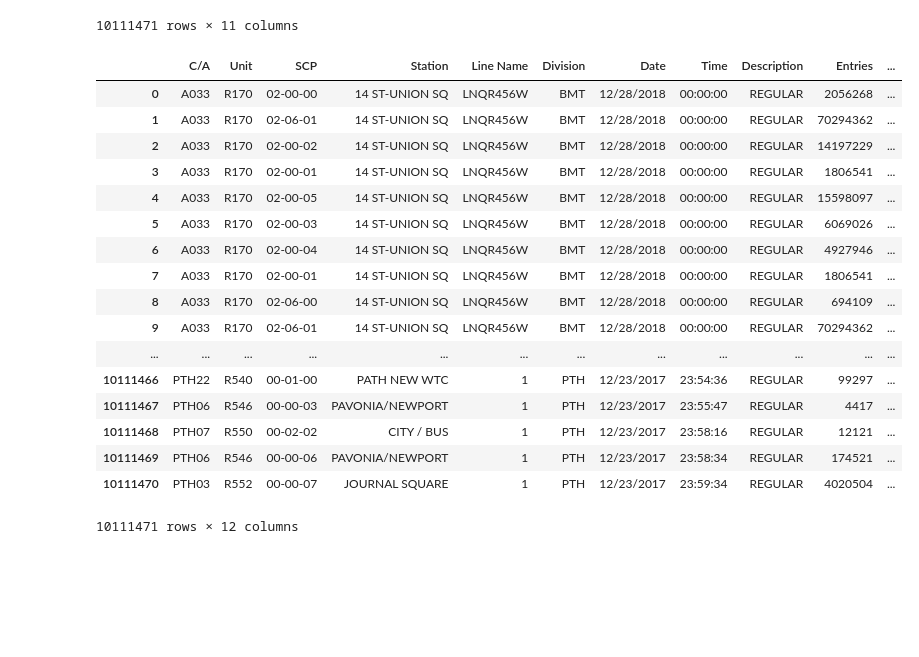
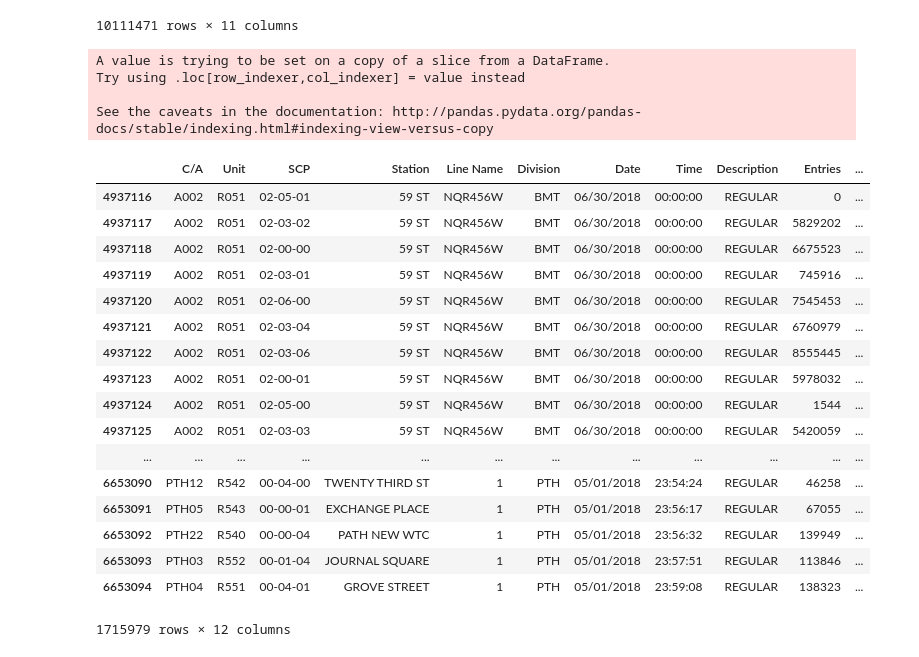
Before and after one commit to marcmuon/mta_turnstile_eda, a Jupyter notebook: MTA_data_pipeline.ipynb, the cells around one changed output. Saved outputs shown, nothing was run; the diff lists cells and outputs as text; code cells hidden in the pictures; blank space fills up the shorter version.

Commit message:
updated data pipeline

```diff
--- a/MTA_data_pipeline.ipynb
+++ b/MTA_data_pipeline.ipynb
@@ -30,35 +30,39 @@ df_orig
 # %%
 import re
 df = df_orig.copy()
 # Truncating data set
-# mask = df_orig['Date'].map(lambda x: re.search('(05|06)/.+/(2017|2018)', x) != None)
-# df = df_orig[mask]
+mask = df_orig['Date'].map(lambda x: re.search('(05|06)/.+/2018', x) != None)
+df = df_orig[mask]
 
 # Adding new column 'Full Time' with data and time information
 df['Full Time']=pd.to_datetime(df['Date'] + ' ' + df['Time'], format = '%m/%d/%Y %H:%M:%S')
 
 # Delete whitespace
 df = df.rename(columns=lambda x: x.strip())
 
 df
 # %% [output]
+A value is trying to be set on a copy of a slice from a DataFrame.
+Try using .loc[row_indexer,col_indexer] = value instead
+
+See the caveats in the documentation: http://pandas.pydata.org/pandas-docs/stable/indexing.html#indexing-view-versus-copy
 |  | C/A | Unit | SCP | Station | Line Name | Division | Date | Time | Description | Entries | ... |
-| 0 | A033 | R170 | 02-00-00 | 14 ST-UNION SQ | LNQR456W | BMT | 12/28/2018 | 00:00:00 | REGULAR | 2056268 | ... |
-| 1 | A033 | R170 | 02-06-01 | 14 ST-UNION SQ | LNQR456W | BMT | 12/28/2018 | 00:00:00 | REGULAR | 70294362 | ... |
-| 2 | A033 | R170 | 02-00-02 | 14 ST-UNION SQ | LNQR456W | BMT | 12/28/2018 | 00:00:00 | REGULAR | 14197229 | ... |
-| 3 | A033 | R170 | 02-00-01 | 14 ST-UNION SQ | LNQR456W | BMT | 12/28/2018 | 00:00:00 | REGULAR | 1806541 | ... |
-| 4 | A033 | R170 | 02-00-05 | 14 ST-UNION SQ | LNQR456W | BMT | 12/28/2018 | 00:00:00 | REGULAR | 15598097 | ... |
-| 5 | A033 | R170 | 02-00-03 | 14 ST-UNION SQ | LNQR456W | BMT | 12/28/2018 | 00:00:00 | REGULAR | 6069026 | ... |
-| 6 | A033 | R170 | 02-00-04 | 14 ST-UNION SQ | LNQR456W | BMT | 12/28/2018 | 00:00:00 | REGULAR | 4927946 | ... |
-| 7 | A033 | R170 | 02-00-01 | 14 ST-UNION SQ | LNQR456W | BMT | 12/28/2018 | 00:00:00 | REGULAR | 1806541 | ... |
-| 8 | A033 | R170 | 02-06-00 | 14 ST-UNION SQ | LNQR456W | BMT | 12/28/2018 | 00:00:00 | REGULAR | 694109 | ... |
-| 9 | A033 | R170 | 02-06-01 | 14 ST-UNION SQ | LNQR456W | BMT | 12/28/2018 | 00:00:00 | REGULAR | 70294362 | ... |
+| 4937116 | A002 | R051 | 02-05-01 | 59 ST | NQR456W | BMT | 06/30/2018 | 00:00:00 | REGULAR | 0 | ... |
+| 4937117 | A002 | R051 | 02-03-02 | 59 ST | NQR456W | BMT | 06/30/2018 | 00:00:00 | REGULAR | 5829202 | ... |
+| 4937118 | A002 | R051 | 02-00-00 | 59 ST | NQR456W | BMT | 06/30/2018 | 00:00:00 | REGULAR | 6675523 | ... |
+| 4937119 | A002 | R051 | 02-03-01 | 59 ST | NQR456W | BMT | 06/30/2018 | 00:00:00 | REGULAR | 745916 | ... |
+| 4937120 | A002 | R051 | 02-06-00 | 59 ST | NQR456W | BMT | 06/30/2018 | 00:00:00 | REGULAR | 7545453 | ... |
+| 4937121 | A002 | R051 | 02-03-04 | 59 ST | NQR456W | BMT | 06/30/2018 | 00:00:00 | REGULAR | 6760979 | ... |
+| 4937122 | A002 | R051 | 02-03-06 | 59 ST | NQR456W | BMT | 06/30/2018 | 00:00:00 | REGULAR | 8555445 | ... |
+| 4937123 | A002 | R051 | 02-00-01 | 59 ST | NQR456W | BMT | 06/30/2018 | 00:00:00 | REGULAR | 5978032 | ... |
+| 4937124 | A002 | R051 | 02-05-00 | 59 ST | NQR456W | BMT | 06/30/2018 | 00:00:00 | REGULAR | 1544 | ... |
+| 4937125 | A002 | R051 | 02-03-03 | 59 ST | NQR456W | BMT | 06/30/2018 | 00:00:00 | REGULAR | 5420059 | ... |
 | ... | ... | ... | ... | ... | ... | ... | ... | ... | ... | ... | ... |
-| 10111466 | PTH22 | R540 | 00-01-00 | PATH NEW WTC | 1 | PTH | 12/23/2017 | 23:54:36 | REGULAR | 99297 | ... |
-| 10111467 | PTH06 | R546 | 00-00-03 | PAVONIA/NEWPORT | 1 | PTH | 12/23/2017 | 23:55:47 | REGULAR | 4417 | ... |
-| 10111468 | PTH07 | R550 | 00-02-02 | CITY / BUS | 1 | PTH | 12/23/2017 | 23:58:16 | REGULAR | 12121 | ... |
-| 10111469 | PTH06 | R546 | 00-00-06 | PAVONIA/NEWPORT | 1 | PTH | 12/23/2017 | 23:58:34 | REGULAR | 174521 | ... |
-| 10111470 | PTH03 | R552 | 00-00-07 | JOURNAL SQUARE | 1 | PTH | 12/23/2017 | 23:59:34 | REGULAR | 4020504 | ... |
+| 6653090 | PTH12 | R542 | 00-04-00 | TWENTY THIRD ST | 1 | PTH | 05/01/2018 | 23:54:24 | REGULAR | 46258 | ... |
+| 6653091 | PTH05 | R543 | 00-00-01 | EXCHANGE PLACE | 1 | PTH | 05/01/2018 | 23:56:17 | REGULAR | 67055 | ... |
+| 6653092 | PTH22 | R540 | 00-00-04 | PATH NEW WTC | 1 | PTH | 05/01/2018 | 23:56:32 | REGULAR | 139949 | ... |
+| 6653093 | PTH03 | R552 | 00-01-04 | JOURNAL SQUARE | 1 | PTH | 05/01/2018 | 23:57:51 | REGULAR | 113846 | ... |
+| 6653094 | PTH04 | R551 | 00-04-01 | GROVE STREET | 1 | PTH | 05/01/2018 | 23:59:08 | REGULAR | 138323 | ... |
-10111471 rows × 12 columns
+1715979 rows × 12 columns
 # %%
 print(df['Full Time'].min(),df['Full Time'].max())
```
Also changed, not shown: parts of 7 cells of this notebook.
